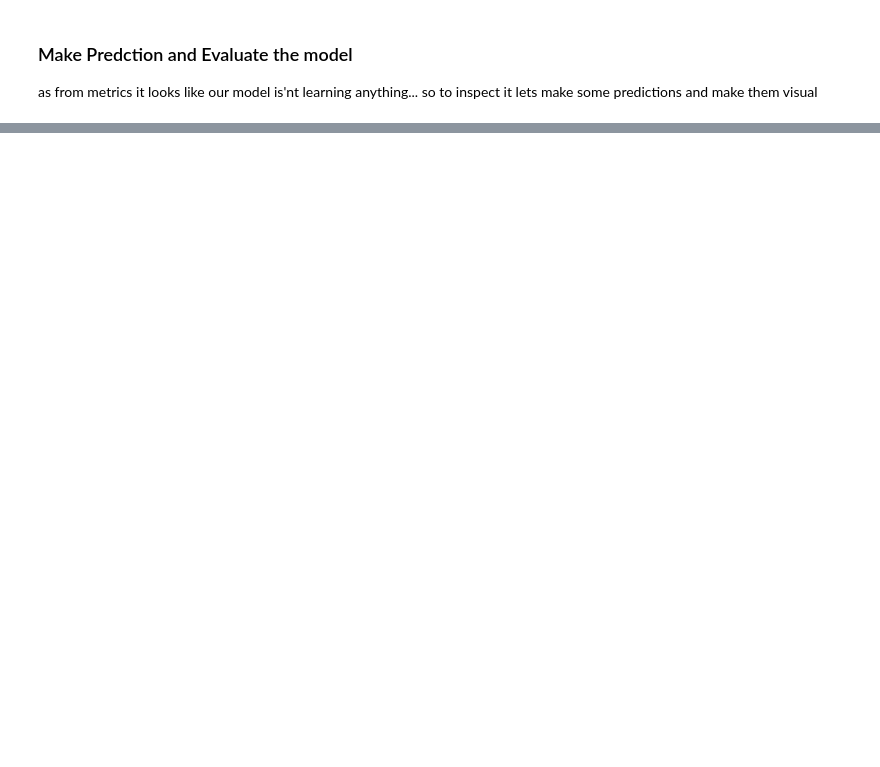
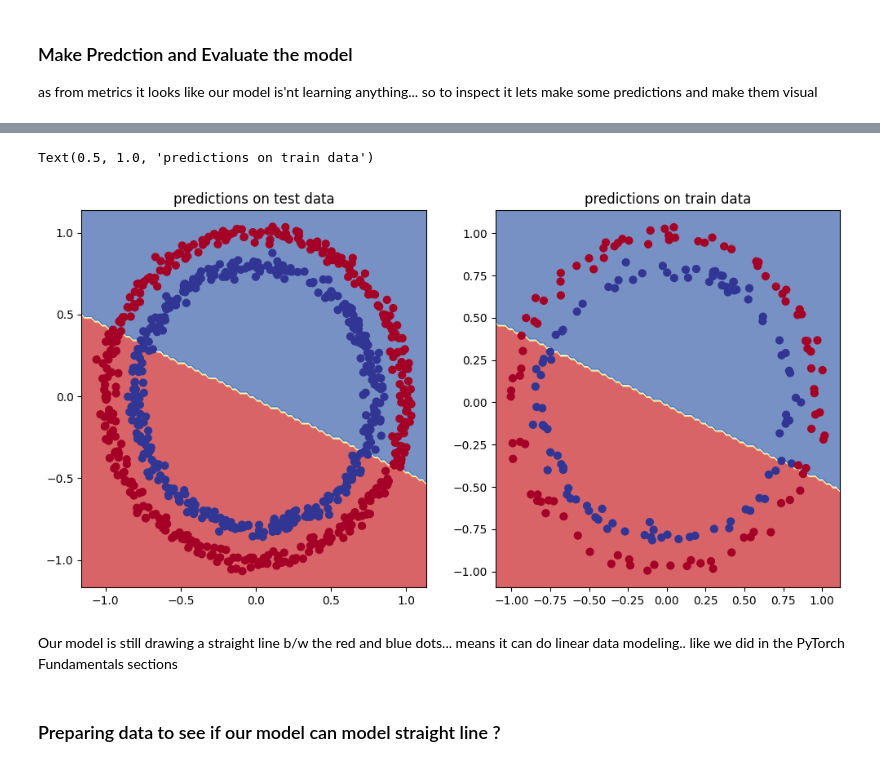
Before and after one commit to Ayushsan1/Pytorch-Implementation-and-Foundation, a Jupyter notebook: 02_NN_classification_with_pytorch.ipynb, the cells around one changed output, grey strips where cells are left out. Cells and saved outputs as stored; diff of their text form; code cells hidden in the pictures; blank space fills up the shorter version.

```diff
--- a/02_NN_classification_with_pytorch.ipynb
+++ b/02_NN_classification_with_pytorch.ipynb
@@ -380,0 +436,22 @@ so to inspect it lets make some predictions and make them visual
+# %%
+#Adding more hidden units , increase no of layers and increase number epochs...
+class CircleModelV1(nn.Module):
+  def __init__(self):
+    super().__init__()
+    #create 2 nn.linear layers
+    self.layer_1 = nn.Linear(in_features=2,
+                             out_features=10) # 2 input features --> 10 output feature
+    self.layer_2 = nn.Linear(in_features =10,
+                             out_features=10) # 10 input features --> 10 output feature
+    self.layer_3 = nn.Linear(in_features =10,
+                             out_features=1) # 10 input features --> 1 output feature
+
+  def forward(self, x):
+    # z = self.layer_1(x)
+    # z = self.layer_2(z)
+    # z = self.layer_3(z)
+    return self.layer_3(self.layer_2(self.layer_1(x))) #this way writing opertions leverages speed ups
+
+model_1 = CircleModelV1().to(device)
+
+model_1
@@ -380,0 +464,6 @@ so to inspect it lets make some predictions and make them visual
+# %%
+# Create a loss function
+loss_fn = nn.BCEWithLogitsLoss()
+#Create a optimizer
+optimizer = torch.optim.SGD(params=model_1.parameters(),
+                            lr=0.1)
@@ -380,0 +526,18 @@ so to inspect it lets make some predictions and make them visual
+# %%
+#Lets Plot the decision boundary
+import matplotlib.pyplot as plt
+plt.figure(figsize=(12, 6))
+plt.subplot(1, 2, 1)
+plt.title("Train")
+plot_decision_boundary(model_1, X_train, y_train)
+plt.title("predictions on test data")
+plt.subplot(1, 2, 2)
+plot_decision_boundary(model_1, X_test, y_test)
+plt.title("predictions on train data")
+# %% [output]
+Text(0.5, 1.0, 'predictions on train data')
+[figure, added]
+# %% [markdown]
+Our model is still drawing a straight line b/w the red and blue dots... means it can do linear data modeling.. like we did in the PyTorch Fundamentals sections
+# %% [markdown]
+### Preparing data to see if our model can model straight line ?
```
Also changed, not shown: parts of 36 cells of this notebook.
